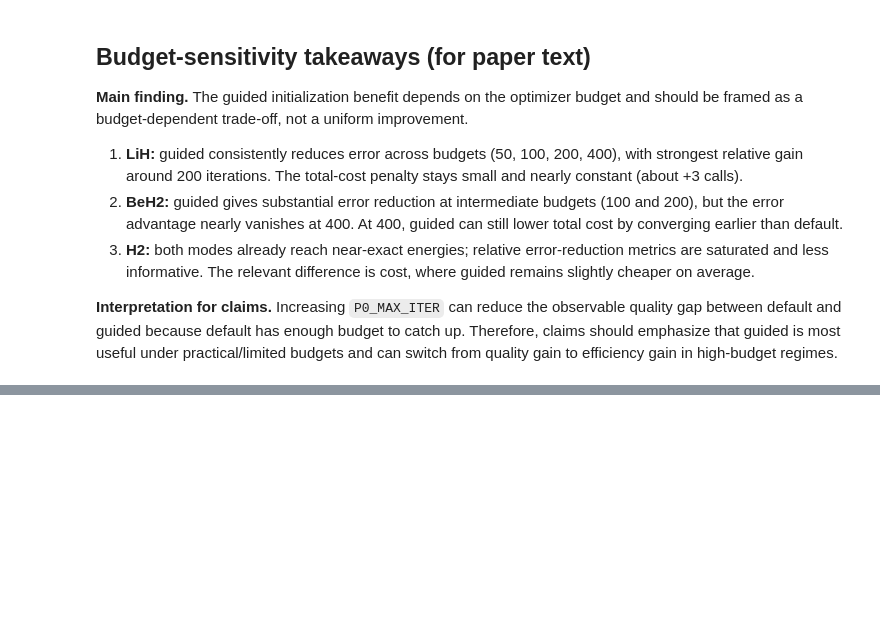
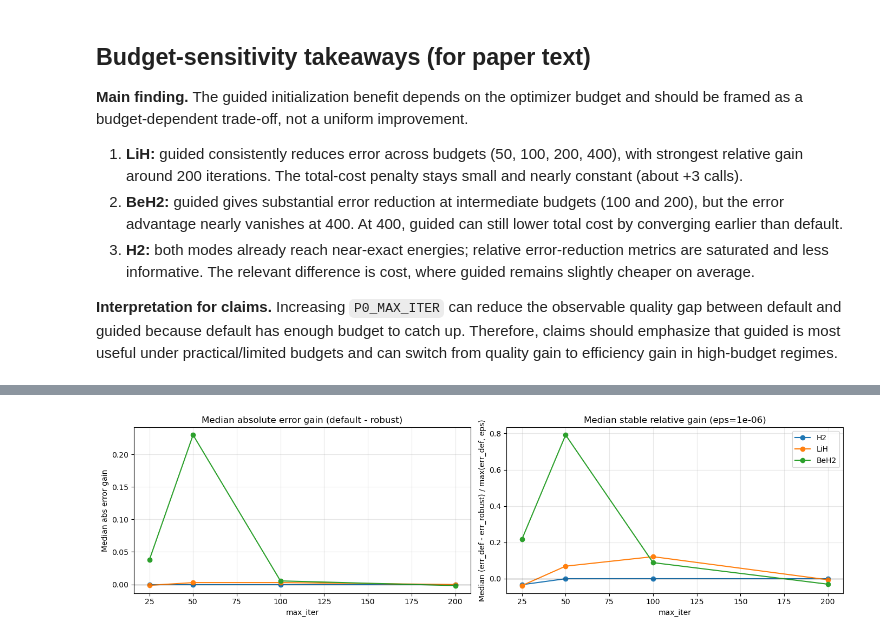
Before and after one commit to YannLeao/vqe-quantum-simulation, a Jupyter notebook: notebooks/02_fourier_tradeoff_article_plan.ipynb, the cells around one changed output, grey strips where cells are left out. Cells and saved outputs as stored; diff of their text form; code cells hidden in the pictures; blank space fills up the shorter version.

```diff
--- a/notebooks/02_fourier_tradeoff_article_plan.ipynb
+++ b/notebooks/02_fourier_tradeoff_article_plan.ipynb
@@ -1190,0 +1945,85 @@ plt.show()
+# %%
+# Stable report for noisy robust-guided comparison.
+# Uses absolute gain and denominator floor to avoid relative-metric blowups (e.g., H2 near-zero baseline error).
+REL_EPS = 1e-6
+
+if "robust_df" not in globals():
+    raise RuntimeError("Run the robust guided benchmark cell first (robust_df is required).")
+
+stable_pair = robust_df.pivot_table(
+    index=["max_iter", "system", "distance", "repeat"],
+    columns="mode",
+    values=["abs_error_vs_fci", "total_cost"],
+    aggfunc="first",
+).dropna().reset_index()
+
+stable_pair.columns = [
+    "max_iter",
+    "system",
+    "distance",
+    "repeat",
+    "err_default",
+    "err_guided_robust",
+    "cost_default",
+    "cost_guided_robust",
+]
+
+stable_pair["abs_error_gain"] = stable_pair["err_default"] - stable_pair["err_guided_robust"]
+stable_pair["relative_gain_stable"] = stable_pair["abs_error_gain"] / (
+    np.maximum(stable_pair["err_default"], REL_EPS)
+)
+stable_pair["guided_better_error"] = stable_pair["abs_error_gain"] > 0.0
+stable_pair["cost_delta"] = stable_pair["cost_guided_robust"] - stable_pair["cost_default"]
+
+stable_summary = (
+    stable_pair.groupby(["max_iter", "system"], as_index=False)
+    .agg(
+        guided_win_rate_error=("guided_better_error", "mean"),
+        mean_abs_error_gain=("abs_error_gain", "mean"),
+        median_abs_error_gain=("abs_error_gain", "median"),
+        mean_relative_gain_stable=("relative_gain_stable", "mean"),
+        median_relative_gain_stable=("relative_gain_stable", "median"),
+        mean_cost_delta=("cost_delta", "mean"),
+    )
+    .sort_values(["system", "max_iter"])
+)
+
+display(stable_summary.round(8))
+
+stable_system = (
+    stable_pair.groupby(["system"], as_index=False)
+    .agg(
+        overall_win_rate=("guided_better_error", "mean"),
+        overall_median_abs_error_gain=("abs_error_gain", "median"),
+        overall_median_relative_gain_stable=("relative_gain_stable", "median"),
+        overall_mean_cost_delta=("cost_delta", "mean"),
+    )
+    .sort_values("system")
+)
+
+display(stable_system.round(8))
+
+fig, ax = plt.subplots(1, 2, figsize=(14, 4), sharex=True)
+for system_name in SYSTEMS.keys():
+    sub = stable_summary[stable_summary["system"] == system_name].sort_values("max_iter")
+    if len(sub) == 0:
+        continue
+    ax[0].plot(sub["max_iter"], sub["median_abs_error_gain"], marker="o", label=system_name)
+    ax[1].plot(sub["max_iter"], sub["median_relative_gain_stable"], marker="o", label=system_name)
+
+ax[0].axhline(0.0, color="k", lw=1, alpha=0.4)
+ax[0].set_title("Median absolute error gain (default - robust)")
+ax[0].set_xlabel("max_iter")
+ax[0].set_ylabel("Median abs error gain")
+ax[0].grid(alpha=0.3)
+
+ax[1].axhline(0.0, color="k", lw=1, alpha=0.4)
+ax[1].set_title(f"Median stable relative gain (eps={REL_EPS:g})")
+ax[1].set_xlabel("max_iter")
+ax[1].set_ylabel("Median (err_def - err_robust) / max(err_def, eps)")
+ax[1].grid(alpha=0.3)
+ax[1].legend()
+
+plt.tight_layout()
+plt.show()
+# %% [output]
@@ -1190,0 +2047 @@ plt.show()
+[figure, added]
```
Also changed, not shown: parts of 6 cells of this notebook, 11 other files.
